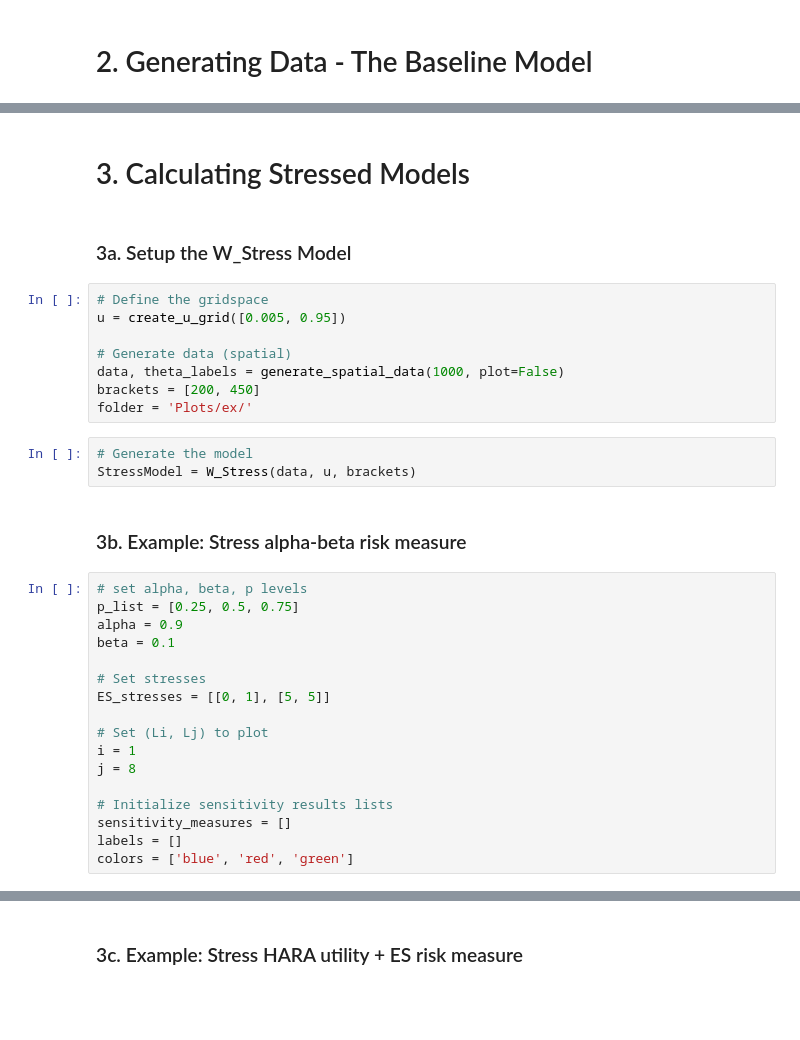
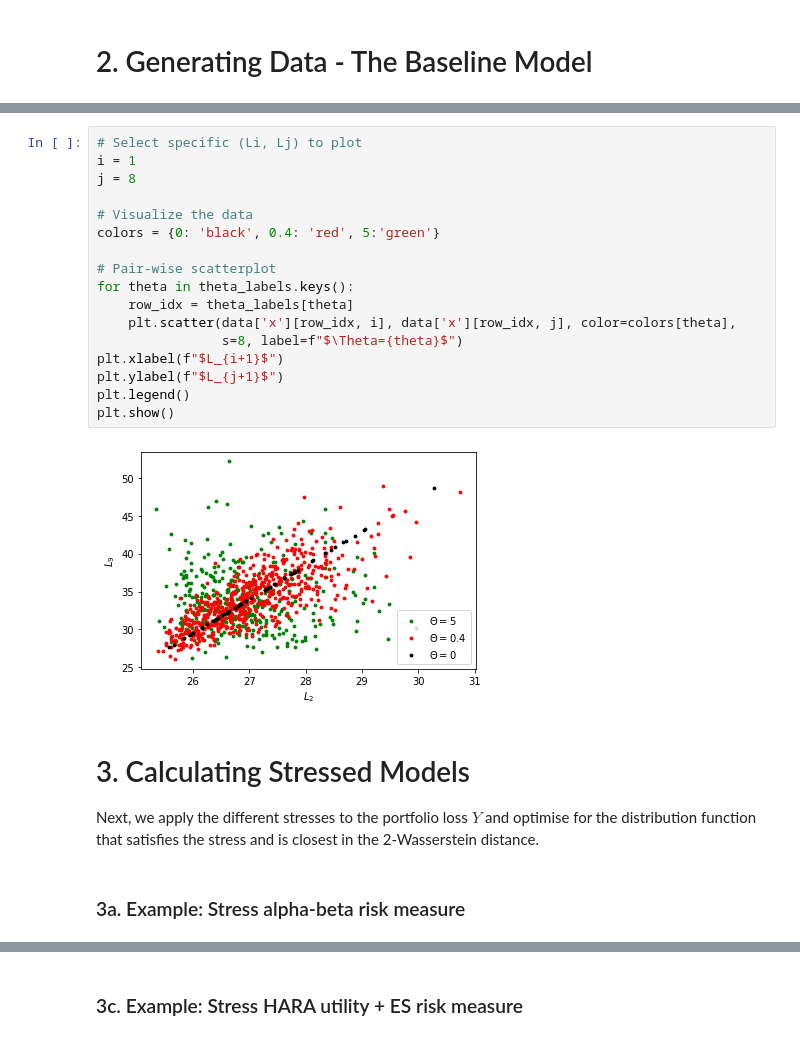
Before and after one commit to spesenti/SWIM-Wasserstein-py, a Jupyter notebook: Data/Example/W_Stress_example.ipynb, the cells around one changed output, grey strips where cells are left out. Saved outputs shown, nothing was run; the diff lists cells and outputs as text; blank space fills up the shorter version.

```diff
--- a/Data/Example/W_Stress_example.ipynb
+++ b/Data/Example/W_Stress_example.ipynb
@@ -103,37 +118,28 @@ def generate_spatial_data(Nsims, plot=True):
+# %%
+# Select specific (Li, Lj) to plot
+i = 1
+j = 8
+
+# Visualize the data
+colors = {0: 'black', 0.4: 'red', 5:'green'}
+
+# Pair-wise scatterplot
+for theta in theta_labels.keys():
+    row_idx = theta_labels[theta]
+    plt.scatter(data['x'][row_idx, i], data['x'][row_idx, j], color=colors[theta],
+                s=8, label=f"$\Theta={theta}$")
+plt.xlabel(f"$L_{i+1}$")
+plt.ylabel(f"$L_{j+1}$")
+plt.legend()
+plt.show()
+# %% [output]
+[figure, added]
 # %% [markdown]
 # 3. Calculating Stressed Models
+
+Next, we apply the different stresses to the portfolio loss $Y$ and optimise for the distribution function that satisfies the stress and is closest in the 2-Wasserstein distance.
-# %% [markdown]
-### 3a. Setup the W_Stress Model
-# %%
-# Define the gridspace
-u = create_u_grid([0.005, 0.95])
-
-# Generate data (spatial)
-data, theta_labels = generate_spatial_data(1000, plot=False)
-brackets = [200, 450]
-folder = 'Plots/ex/'
-# %%
-# Generate the model
-StressModel = W_Stress(data, u, brackets)
 # %% [markdown]
-### 3b. Example: Stress alpha-beta risk measure
+### 3a. Example: Stress alpha-beta risk measure
-# %%
-# set alpha, beta, p levels
-p_list = [0.25, 0.5, 0.75]
-alpha = 0.9
-beta = 0.1
-
-# Set stresses
-ES_stresses = [[0, 1], [5, 5]]
-
-# Set (Li, Lj) to plot
-i = 1
-j = 8
-
-# Initialize sensitivity results lists
-sensitivity_measures = []
-labels = []
-colors = ['blue', 'red', 'green']
 # %% [markdown]
 #### The alpha-beta Risk Measure
 
```
Also changed, not shown: parts of 15 cells of this notebook, 1 other file.
